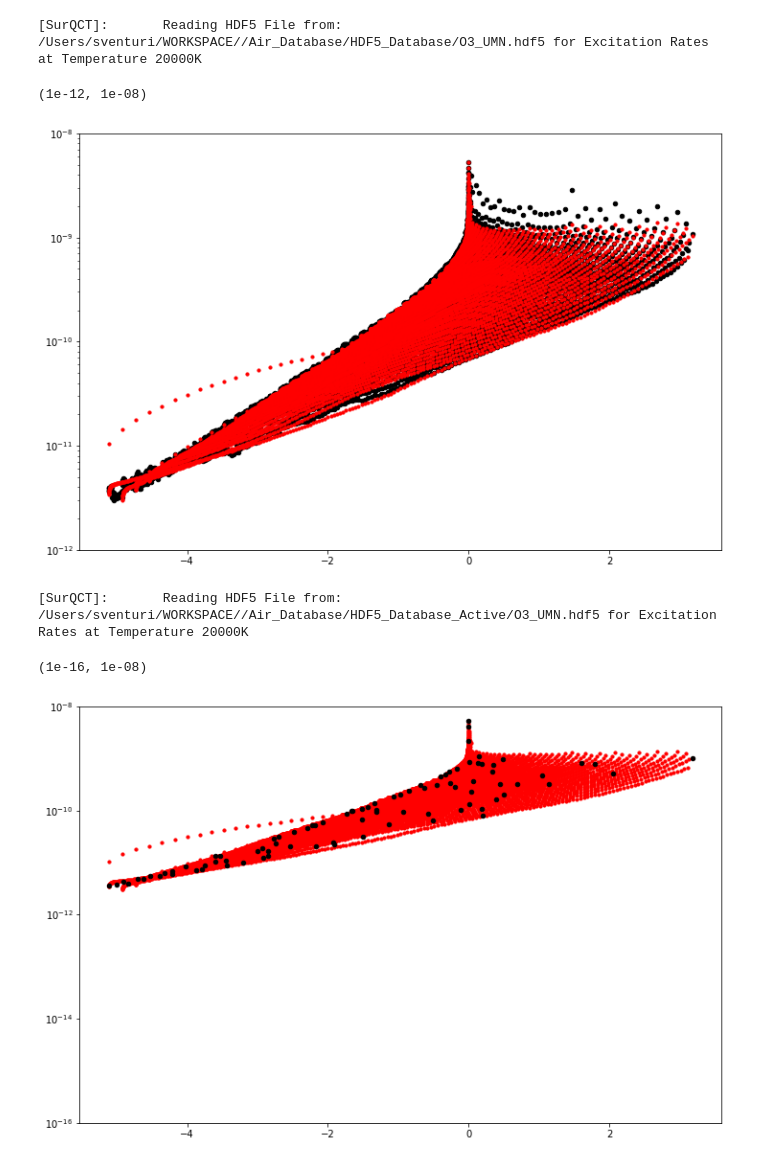
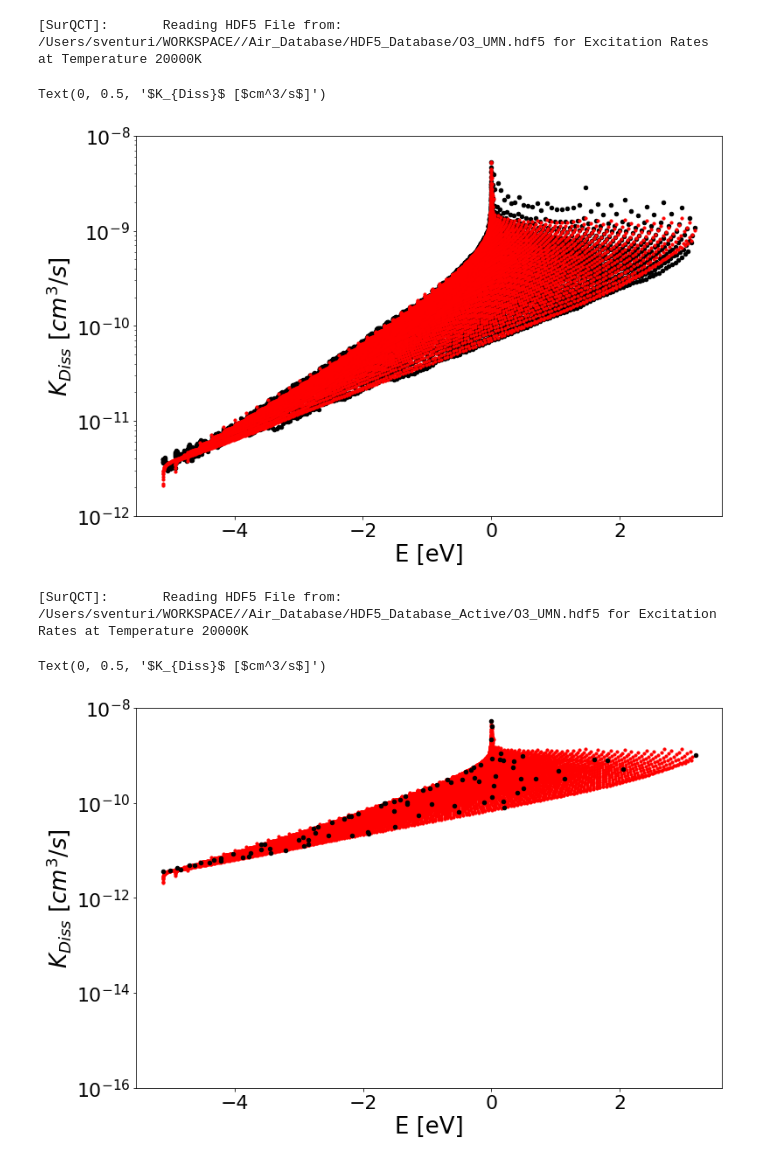
Before and after one commit to simoneventuri/SurQCT, a Jupyter notebook: scripts/postprocessing/Plot_KDiss.ipynb, the cells around one changed output. Cells and saved outputs as stored; diff of their text form; code cells hidden in the pictures.

```diff
--- a/scripts/postprocessing/Plot_KDiss.ipynb
+++ b/scripts/postprocessing/Plot_KDiss.ipynb
@@ -8,14 +8,24 @@ import tensorflow                             as tf
 import numpy                                  as np
 import seaborn                                as sns
 import pandas                                 as pd
-import matplotlib.pyplot                      as plt
 import numpy.random                           as random
 from sklearn.utils                        import shuffle
 from sklearn.model_selection              import train_test_split
 from tqdm                                 import tqdm
 from os                                   import path
 import pysftp                                 as sftp
-from matplotlib                 import pyplot as plt
+
+LocalFlg         = 'False'
+if (not LocalFlg):
+    WORKSPACE_PATH = "/home/venturi/WORKSPACE/"
+    IP             = '128.174.245.172'
+    User           = "venturi"
+else:
+    WORKSPACE_PATH = os.getenv('WORKSPACE_PATH')
+
+import matplotlib.pyplot                      as plt
+plt.style.use(WORKSPACE_PATH+'/SurQCT/surqct/scripts/postprocessing/presentation.mplstyle')
+
 import random                                 as rnd
 
 print("\n======================================================================================================================================")
@@ -26,11 +36,10 @@ print(" Eager execution: {}".format(tf.executing_eagerly()))
  TensorFlow version: 2.6.0
  Eager execution: True
 # %%
-WORKSPACE_PATH      = os.environ['WORKSPACE_PATH']
 SurQCTFldr          = WORKSPACE_PATH + '/SurQCT/surqct/'
 
 RatesType           = 'KDiss'
-NNRunIdx            = 8
+NNRunIdx            = 11
 
 PathToRunFld        = SurQCTFldr + '/../' + RatesType + '/all_temperatures/'
 
@@ -174,35 +183,37 @@ KDissAll = read_kdissdata(InputData, InputData.PathToHDF5File, TTran, TTran, 3)
 # %%
 jNLevels              = len(LevelsData[0])
 
 ### FWD Rates
 iiIdxVec              = np.arange(jNLevels)
 
 TTranVec              = np.ones((jNLevels))*TTran
 TTranDataTemp         = pd.DataFrame({'TTran': TTranVec})
 TTranDataTemp.index   = iiIdxVec
 
 
 iLevelsDataTemp       = LevelsData[0].iloc[iiIdxVec,:].copy()
 iLevelsDataTemp.index = iiIdxVec
 
 iLevelsData           = pd.concat([iLevelsDataTemp[xVarsVec_i], TTranDataTemp], axis=1)
 iLevelsData.columns   = [(VarName + '_i') for VarName in iLevelsData.columns]
 
 KDiss_NN              = np.exp( NN_KDiss.Model.predict(iLevelsData[NN_KDiss.xTrainingVar]) ) / InputData.MultFact
 
 
 
 ### Plotting
 
 fig = plt.figure(figsize=(12,8))
 if (KDissAll is not None):
     plt.scatter(DiatData[1]['EInt'], KDissAll[:,0], s=20, c='k')
 plt.scatter(DiatData[1]['EInt'], KDiss_NN,   s=10, c='r')
 plt.yscale('log')
 plt.ylim([1.e-12, 1.e-8])
+plt.xlabel('E [eV]')
+plt.ylabel(r'$K_{Diss}$ [$cm^3/s$]')
 # %% [output]
-(1e-12, 1e-08)
+Text(0, 0.5, '$K_{Diss}$ [$cm^3/s$]')
-[figure, old version]
+[figure, new version]
 # %%
 KDiss = read_kdissdata(InputData, InputData.PathToHAHDF5File, TTran, TTran, 3)
 
@@ -239,9 +250,11 @@ if (KDiss is not None):
     plt.scatter(DiatData[1]['EInt'], KDiss[:,0], s=20, c='k')
 plt.yscale('log')
 plt.ylim([1.e-16, 1.e-8])
+plt.xlabel('E [eV]')
+plt.ylabel(r'$K_{Diss}$ [$cm^3/s$]')
 # %% [output]
-(1e-16, 1e-08)
+Text(0, 0.5, '$K_{Diss}$ [$cm^3/s$]')
-[figure, old version]
+[figure, new version]
 # %%
 if (KDiss is not None):
     fig = plt.figure(figsize=(12,8))
```
Also changed, not shown: parts of 4 cells of this notebook, 2 other files.
